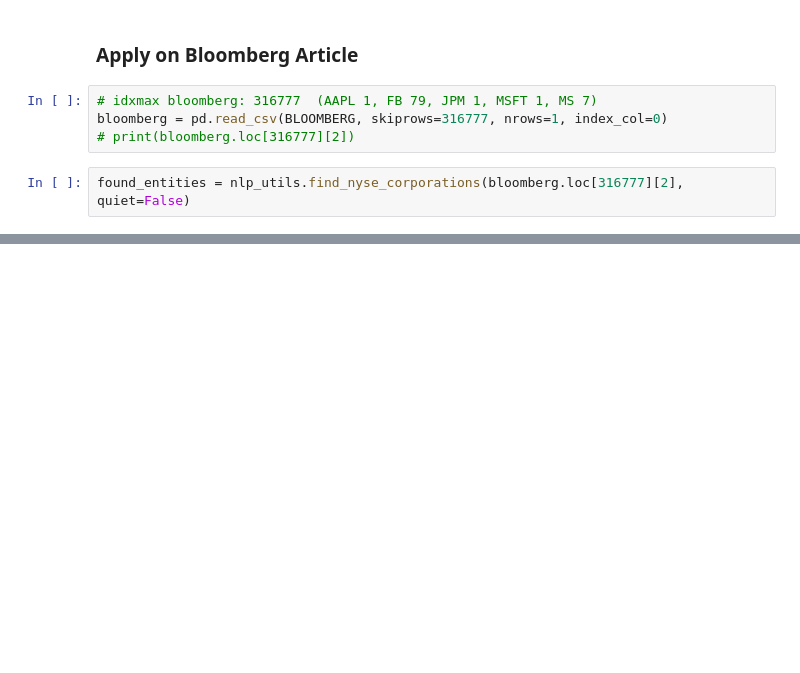
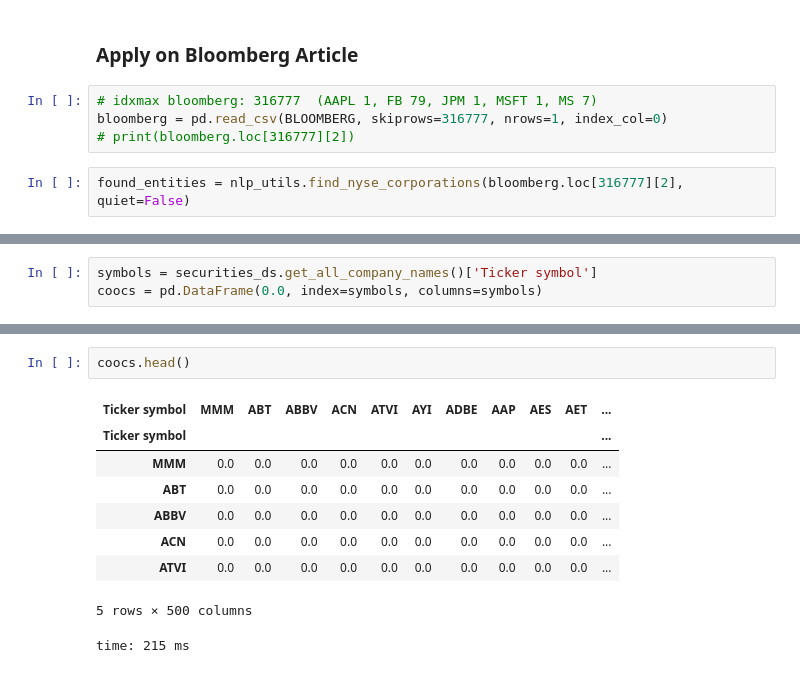
Before and after one commit to Chaoste/nlp-stocks, a Jupyter notebook: research/7.1-Apply-SpaCy.ipynb, the cells around one changed output, grey strips where cells are left out. Cells and saved outputs as stored; diff of their text form; blank space fills up the shorter version.

```diff
--- a/research/7.1-Apply-SpaCy.ipynb
+++ b/research/7.1-Apply-SpaCy.ipynb
@@ -442,0 +457,3 @@ found_entities = nlp_utils.find_nyse_corporations(bloomberg.loc[316777][2], quie
+# %%
+symbols = securities_ds.get_all_company_names()['Ticker symbol']
+coocs = pd.DataFrame(0.0, index=symbols, columns=symbols)
@@ -442,0 +478,12 @@ found_entities = nlp_utils.find_nyse_corporations(bloomberg.loc[316777][2], quie
+# %%
+coocs.head()
+# %% [output]
+| Ticker symbol | MMM | ABT | ABBV | ACN | ATVI | AYI | ADBE | AAP | AES | AET | ... |
+| Ticker symbol |  |  |  |  |  |  |  |  |  |  | ... |
+| MMM | 0.0 | 0.0 | 0.0 | 0.0 | 0.0 | 0.0 | 0.0 | 0.0 | 0.0 | 0.0 | ... |
+| ABT | 0.0 | 0.0 | 0.0 | 0.0 | 0.0 | 0.0 | 0.0 | 0.0 | 0.0 | 0.0 | ... |
+| ABBV | 0.0 | 0.0 | 0.0 | 0.0 | 0.0 | 0.0 | 0.0 | 0.0 | 0.0 | 0.0 | ... |
+| ACN | 0.0 | 0.0 | 0.0 | 0.0 | 0.0 | 0.0 | 0.0 | 0.0 | 0.0 | 0.0 | ... |
+| ATVI | 0.0 | 0.0 | 0.0 | 0.0 | 0.0 | 0.0 | 0.0 | 0.0 | 0.0 | 0.0 | ... |
+5 rows × 500 columns
+time: 215 ms
```
Also changed, not shown: parts of 13 cells of this notebook.
